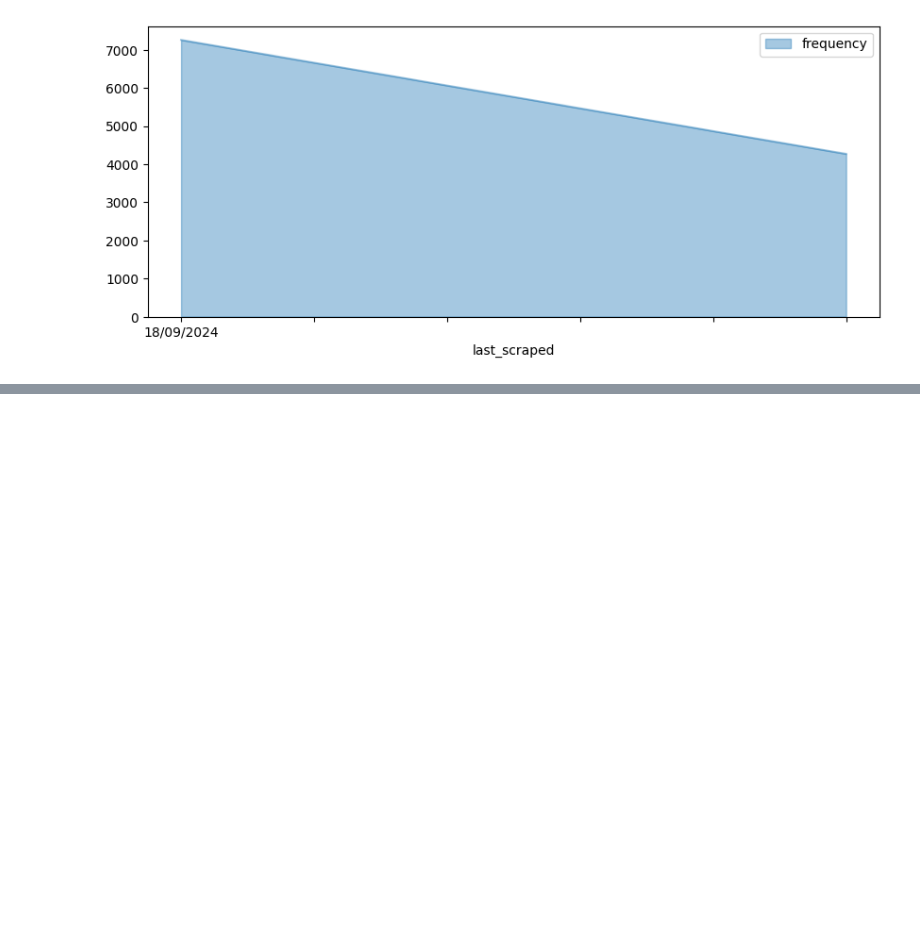
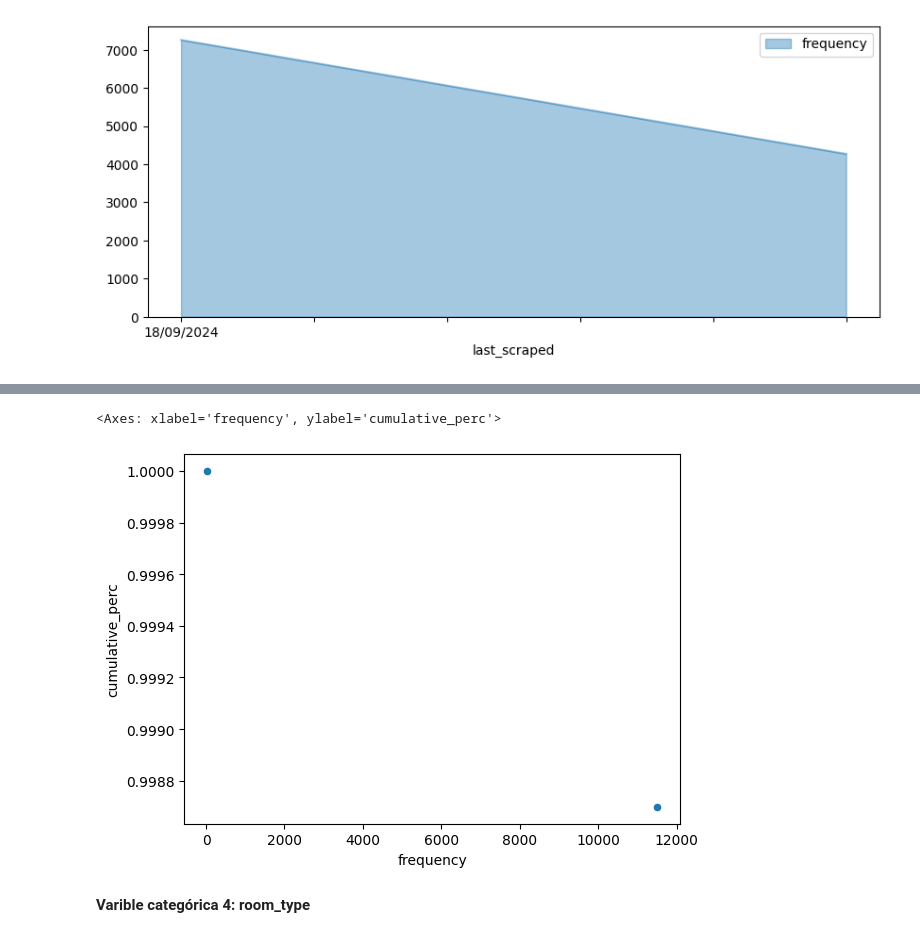
Before and after one commit to GabLopezAl/Extraccion-de-caracteristicas, a Jupyter notebook: codigo.ipynb, the cells around one changed output, grey strips where cells are left out. Cells and saved outputs as stored; diff of their text form; code cells hidden in the pictures; blank space fills up the shorter version.

```diff
--- a/codigo.ipynb
+++ b/codigo.ipynb
@@ -121,0 +139,4 @@ table1.plot(kind = "area", figsize=(10,4), alpha = .4)
+# %%
+# Obtenemos un análisis univariado de uan variable categórica en específico
+table3 = freq_tbl(df_berlin['has_availability'])
+table3
@@ -121,0 +156,8 @@ table1.plot(kind = "area", figsize=(10,4), alpha = .4)
+# %%
+# Gráfico de dispersión del dataframe
+table3.plot("frequency", "cumulative_perc", kind = "scatter")
+# %% [output]
+<Axes: xlabel='frequency', ylabel='cumulative_perc'>
+[figure, added]
+# %% [markdown]
+**Varible categórica 4: room_type**
```
Also changed, not shown: parts of 44 cells of this notebook.
